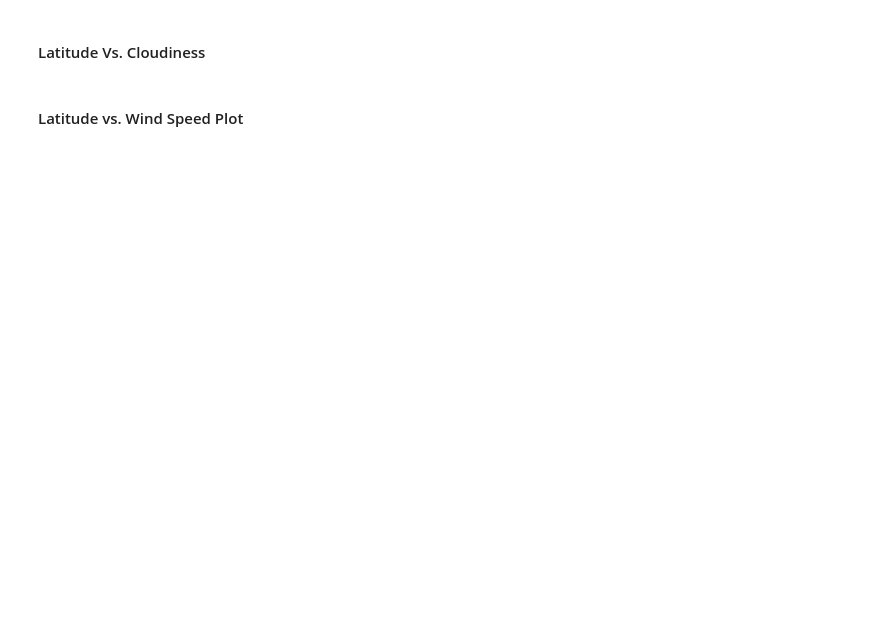
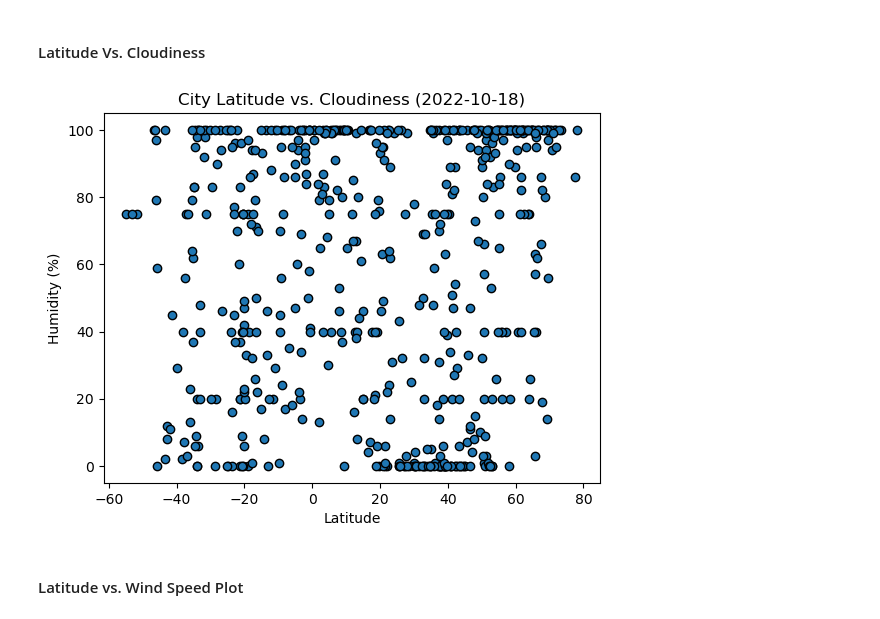
Before and after one commit to meinhardtmr/Python-API-Challenge, a Jupyter notebook: WeatherPy/WeatherPy.ipynb, the cells around one changed output. Saved outputs shown, nothing was run; the diff lists cells and outputs as text; code cells hidden in the pictures; blank space fills up the shorter version.

```diff
--- a/WeatherPy/WeatherPy.ipynb
+++ b/WeatherPy/WeatherPy.ipynb
@@ -231,16 +238,24 @@ plt.show()
 #### Latitude Vs. Cloudiness
 # %%
 # Build the scatter plots for latitude vs. cloudiness
-# YOUR CODE HERE
+plt.scatter(city_data_df['Lat']
+           ,city_data_df['Cloudiness']
+           ,edgecolors='black'
+           )
 
 # Incorporate the other graph properties
-# YOUR CODE HERE
+plt.title('City Latitude vs. Cloudiness ('+dt.fromtimestamp(city_data_df.loc[0,'Date']).strftime('%Y-%m-%d')+')')
+plt.xlabel('Latitude')
+plt.ylabel('Humidity (%)')
+
 
 # Save the figure
 #plt.savefig("output_data/Fig3.png")
 
 # Show plot
 plt.show()
+# %% [output]
+[figure, added]
 # %% [markdown]
 #### Latitude vs. Wind Speed Plot
 # %%
```
Also changed, not shown: parts of 26 cells of this notebook.
